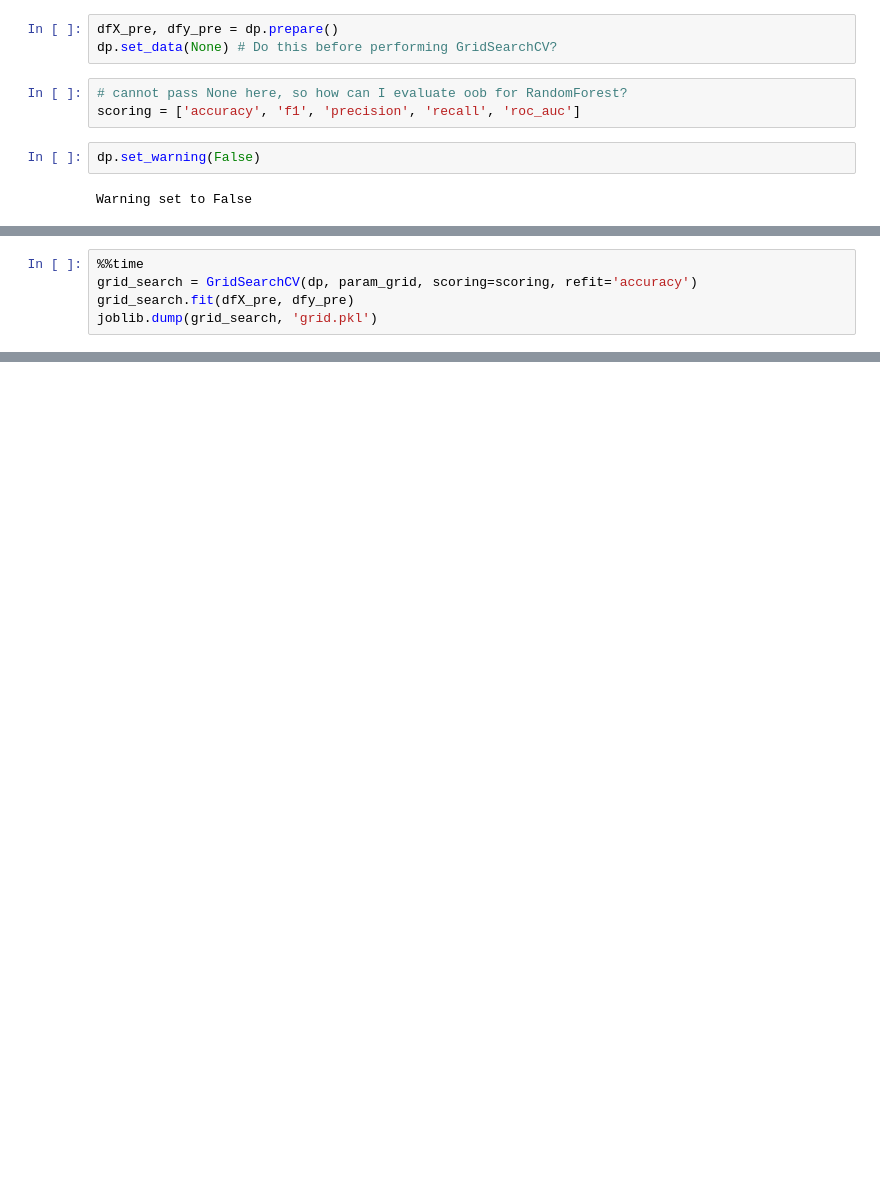
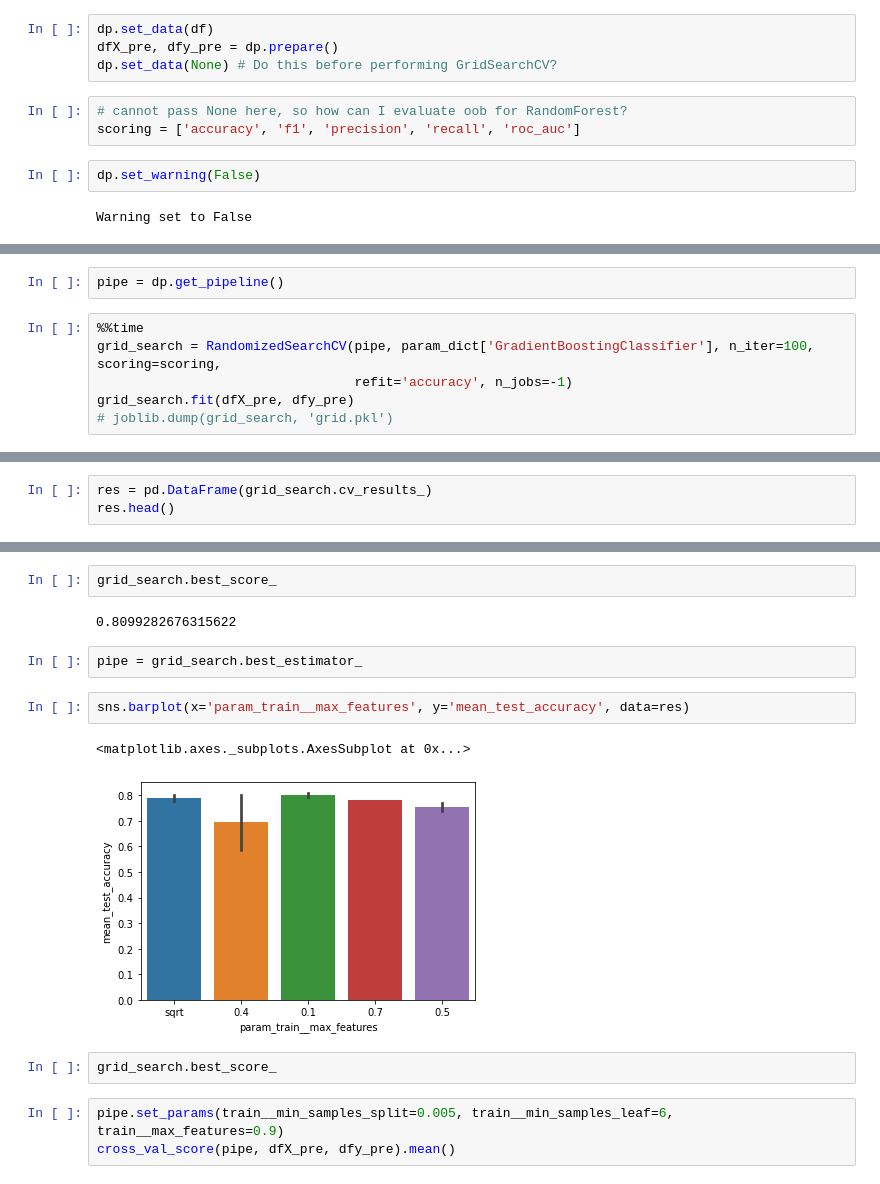
Before and after one commit to abhi8893/Titanic-Survival, a Jupyter notebook: notebooks/Hyperparameter Tuning - Preprocess and ML model.ipynb, the cells around one changed output, grey strips where cells are left out. Cells and saved outputs as stored; diff of their text form; blank space fills up the shorter version.

```diff
--- a/notebooks/Hyperparameter Tuning - Preprocess and ML model.ipynb
+++ b/notebooks/Hyperparameter Tuning - Preprocess and ML model.ipynb
@@ -694,6 +712,7 @@ import joblib
 - Refer: [Demonstration of multi-metric evaluation on cross_val_score and GridSearchCV](https://scikit-learn.org/stable/auto_examples/model_selection/plot_multi_metric_evaluation.html)
 - Refer: [Metrics and scoring: quantifying the quality of predictions](https://scikit-learn.org/stable/modules/model_evaluation.html#the-scoring-parameter-defining-model-evaluation-rules)
 # %%
+dp.set_data(df)
 dfX_pre, dfy_pre = dp.prepare()
 dp.set_data(None) # Do this before performing GridSearchCV?
 # %%
@@ -706,5 +749,8 @@ Warning set to False
+# %%
+pipe = dp.get_pipeline()
 # %%
 %%time
-grid_search = GridSearchCV(dp, param_grid, scoring=scoring, refit='accuracy')
+grid_search = RandomizedSearchCV(pipe, param_dict['GradientBoostingClassifier'], n_iter=100, scoring=scoring,
+                                 refit='accuracy', n_jobs=-1)
 grid_search.fit(dfX_pre, dfy_pre)
-joblib.dump(grid_search, 'grid.pkl')
+# joblib.dump(grid_search, 'grid.pkl')
@@ -710,0 +779,3 @@ joblib.dump(grid_search, 'grid.pkl')
+# %%
+res = pd.DataFrame(grid_search.cv_results_)
+res.head()
@@ -710,0 +810,16 @@ joblib.dump(grid_search, 'grid.pkl')
+# %%
+grid_search.best_score_
+# %% [output]
+0.8099282676315622
+# %%
+pipe = grid_search.best_estimator_
+# %%
+sns.barplot(x='param_train__max_features', y='mean_test_accuracy', data=res)
+# %% [output]
+<matplotlib.axes._subplots.AxesSubplot at 0x...>
+[figure, added]
+# %%
+grid_search.best_score_
+# %%
+pipe.set_params(train__min_samples_split=0.005, train__min_samples_leaf=6, train__max_features=0.9)
+cross_val_score(pipe, dfX_pre, dfy_pre).mean()
```
Also changed, not shown: parts of 14 cells of this notebook, 12 other files.
